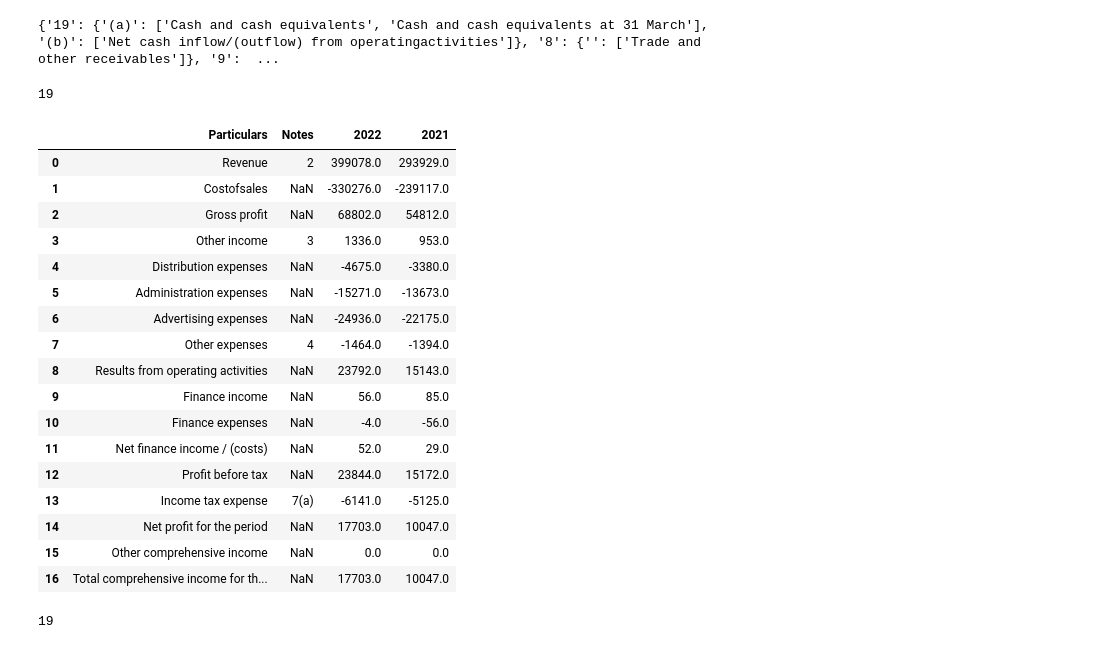
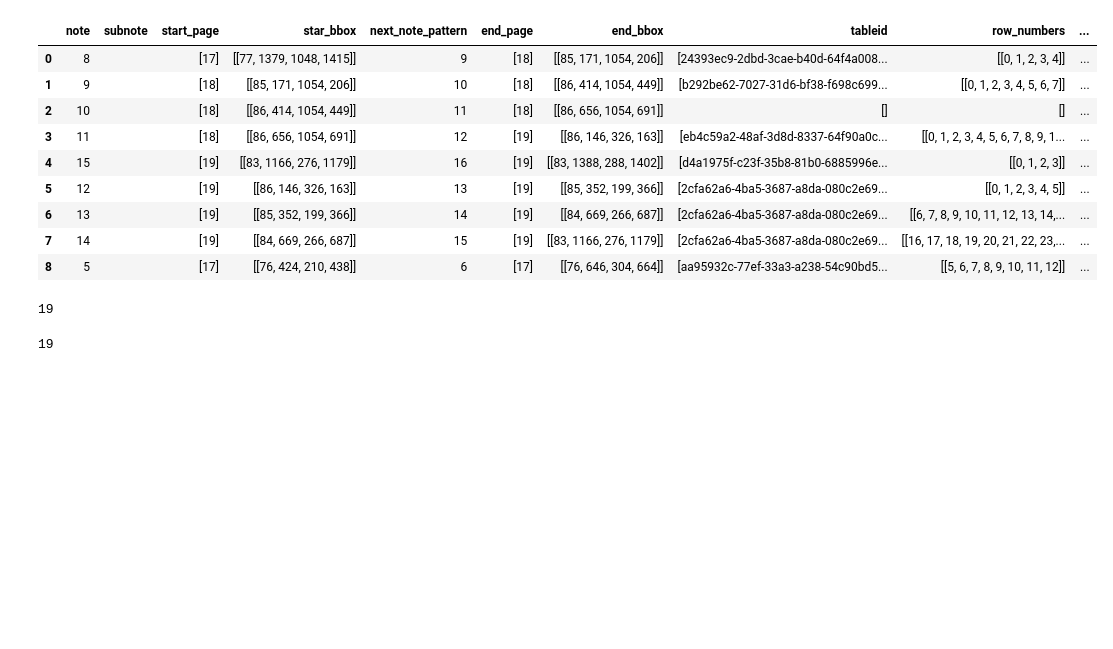
Before and after one commit to AI-paltan/main_page_processing, a Jupyter notebook: main_page_processing_service_testing_notebook.ipynb, the cells around one changed output. Drawn from its saved outputs; the diff is of its cells as text; code cells hidden in the pictures; blank space fills up the shorter version.

Commit message:
15 march last commit

```diff
--- a/main_page_processing_service_testing_notebook.ipynb
+++ b/main_page_processing_service_testing_notebook.ipynb
@@ -32,32 +19,20 @@ cannot unpack non-iterable NoneType object
 # %%
-mp.final_notes_dict
+mp.notes_region_meta_data
 # %% [output]
-{'19': {'(a)': ['Cash and cash equivalents', 'Cash and cash equivalents at 31 March'], '(b)': ['Net cash inflow/(outflow) from operatingactivities']}, '8': {'': ['Trade and other receivables']}, '9':  ...
+|  | note | subnote | start_page | star_bbox | next_note_pattern | end_page | end_bbox | tableid | row_numbers | ... |
+| 0 | 8 |  | [17] | [[77, 1379, 1048, 1415]] | 9 | [18] | [[85, 171, 1054, 206]] | [24393ec9-2dbd-3cae-b40d-64f4a008... | [[0, 1, 2, 3, 4]] | ... |
+| 1 | 9 |  | [18] | [[85, 171, 1054, 206]] | 10 | [18] | [[86, 414, 1054, 449]] | [b292be62-7027-31d6-bf38-f698c699... | [[0, 1, 2, 3, 4, 5, 6, 7]] | ... |
+| 2 | 10 |  | [18] | [[86, 414, 1054, 449]] | 11 | [18] | [[86, 656, 1054, 691]] | [] | [] | ... |
+| 3 | 11 |  | [18] | [[86, 656, 1054, 691]] | 12 | [19] | [[86, 146, 326, 163]] | [eb4c59a2-48af-3d8d-8337-64f90a0c... | [[0, 1, 2, 3, 4, 5, 6, 7, 8, 9, 1... | ... |
+| 4 | 15 |  | [19] | [[83, 1166, 276, 1179]] | 16 | [19] | [[83, 1388, 288, 1402]] | [d4a1975f-c23f-35b8-81b0-6885996e... | [[0, 1, 2, 3]] | ... |
+| 5 | 12 |  | [19] | [[86, 146, 326, 163]] | 13 | [19] | [[85, 352, 199, 366]] | [2cfa62a6-4ba5-3687-a8da-080c2e69... | [[0, 1, 2, 3, 4, 5]] | ... |
+| 6 | 13 |  | [19] | [[85, 352, 199, 366]] | 14 | [19] | [[84, 669, 266, 687]] | [2cfa62a6-4ba5-3687-a8da-080c2e69... | [[6, 7, 8, 9, 10, 11, 12, 13, 14,... | ... |
+| 7 | 14 |  | [19] | [[84, 669, 266, 687]] | 15 | [19] | [[83, 1166, 276, 1179]] | [2cfa62a6-4ba5-3687-a8da-080c2e69... | [[16, 17, 18, 19, 20, 21, 22, 23,... | ... |
+| 8 | 5 |  | [17] | [[76, 424, 210, 438]] | 6 | [17] | [[76, 646, 304, 664]] | [aa95932c-77ef-33a3-a238-54c90bd5... | [[5, 6, 7, 8, 9, 10, 11, 12]] | ... |
 # %%
 len(mp.standardised_cropped_dict)
 # %% [output]
 19
-# %%
-mp.cpl_df_dict[5]
-# %% [output]
-|  | Particulars | Notes | 2022 | 2021 |
-| 0 | Revenue | 2 | 399078.0 | 293929.0 |
-| 1 | Costofsales | NaN | -330276.0 | -239117.0 |
-| 2 | Gross profit | NaN | 68802.0 | 54812.0 |
-| 3 | Other income | 3 | 1336.0 | 953.0 |
-| 4 | Distribution expenses | NaN | -4675.0 | -3380.0 |
-| 5 | Administration expenses | NaN | -15271.0 | -13673.0 |
-| 6 | Advertising expenses | NaN | -24936.0 | -22175.0 |
-| 7 | Other expenses | 4 | -1464.0 | -1394.0 |
-| 8 | Results from operating activities | NaN | 23792.0 | 15143.0 |
-| 9 | Finance income | NaN | 56.0 | 85.0 |
-| 10 | Finance expenses | NaN | -4.0 | -56.0 |
-| 11 | Net finance income / (costs) | NaN | 52.0 | 29.0 |
-| 12 | Profit before tax | NaN | 23844.0 | 15172.0 |
-| 13 | Income tax expense | 7(a) | -6141.0 | -5125.0 |
-| 14 | Net profit for the period | NaN | 17703.0 | 10047.0 |
-| 15 | Other comprehensive income | NaN | 0.0 | 0.0 |
-| 16 | Total comprehensive income for th... | NaN | 17703.0 | 10047.0 |
 # %%
 output_folder = './output/'
 file_folder = os.path.join(output_folder,fileid)
```
Also changed, not shown: parts of 2 cells of this notebook, 2 other files.
